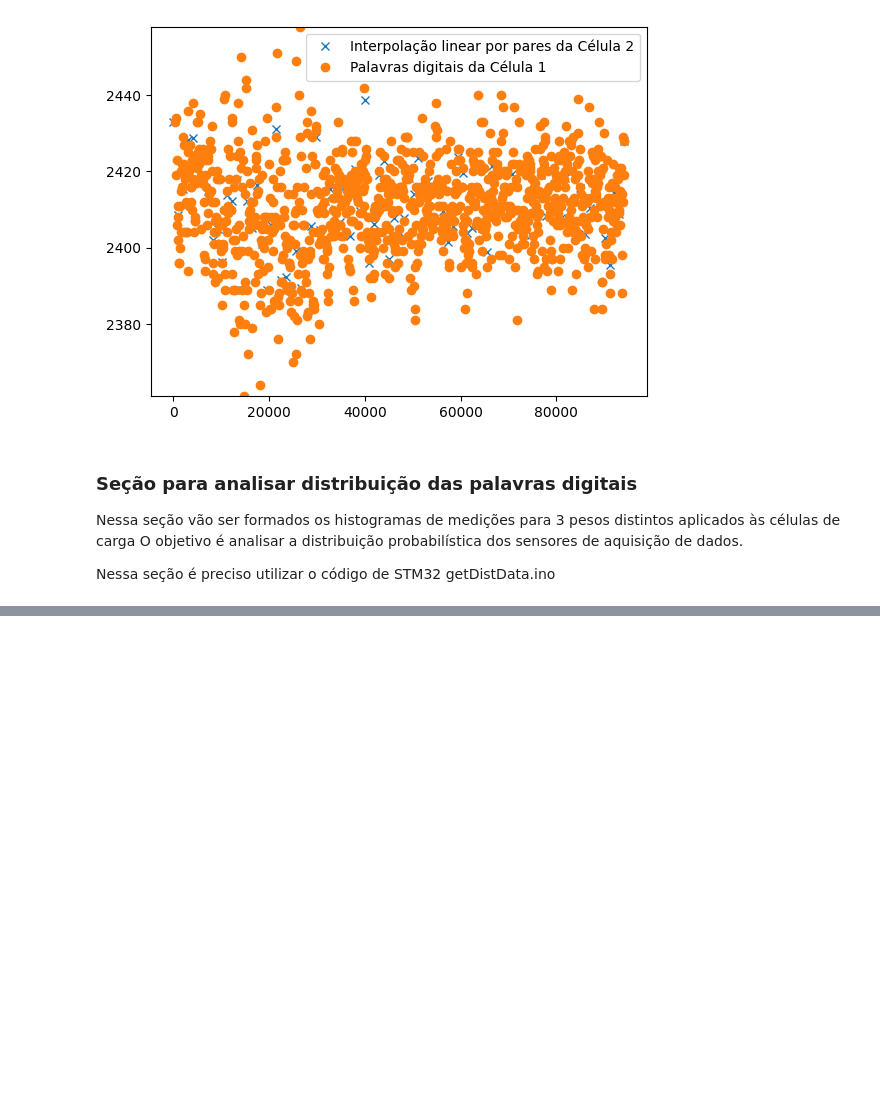
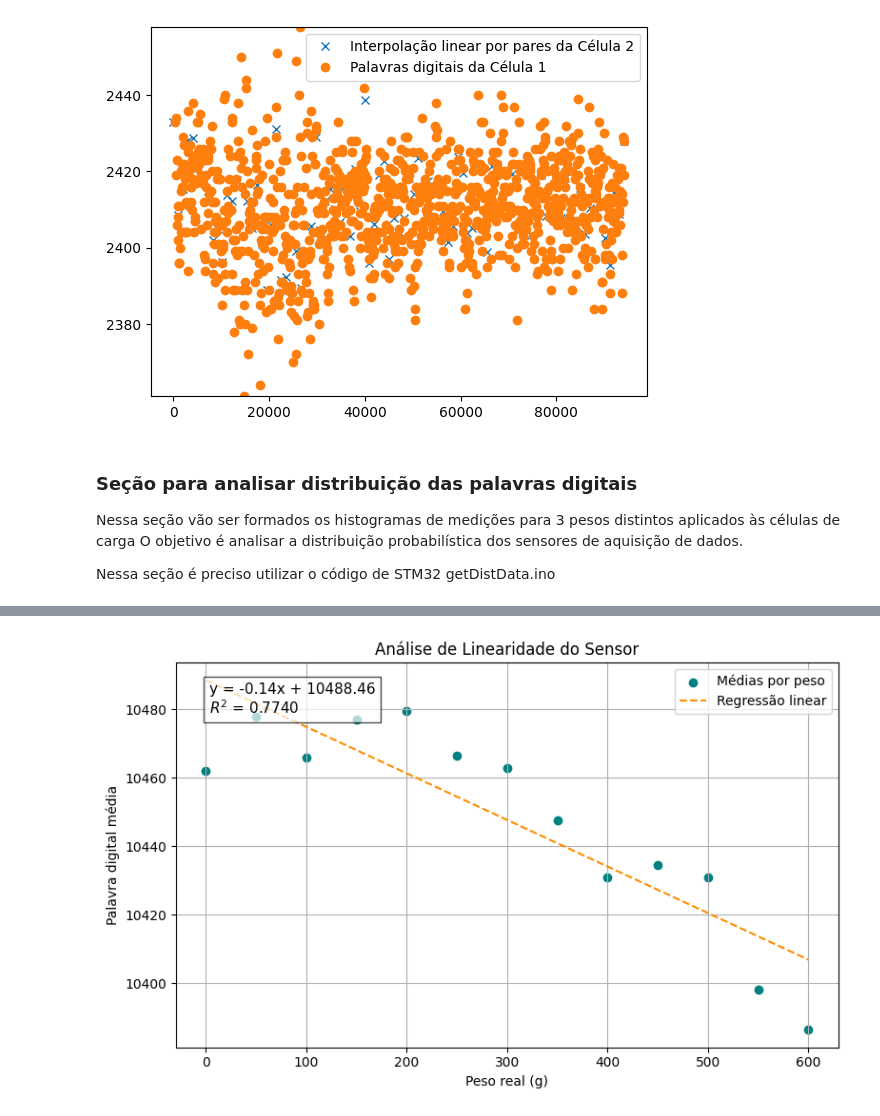
Before and after one commit to diogo-gampe/Pibic-BLDC-DataAcquisition, a Jupyter notebook: scripts/scripts_notebook.ipynb, the cells around one changed output, grey strips where cells are left out. Drawn from its saved outputs; the diff is of its cells as text; code cells hidden in the pictures; blank space fills up the shorter version.

```diff
--- a/scripts/scripts_notebook.ipynb
+++ b/scripts/scripts_notebook.ipynb
@@ -342,0 +361,39 @@ print(tabela.round(3).to_string(index=False))
+# %%
+from sklearn.linear_model import LinearRegression
+from sklearn.metrics import r2_score
+import matplotlib.pyplot as plt
+import numpy as np
+
+# Dados
+X = pesos.reshape(-1, 1)  # pesos reais (reshape para matriz coluna)
+y = valores_medios        # palavras digitais médias
+
+# Regressão linear
+modelo = LinearRegression()
+modelo.fit(X, y)
+y_pred = modelo.predict(X)
+
+# Coeficientes
+a = modelo.coef_[0]  # Inclinação
+b = modelo.intercept_  # Intercepto
+r2 = r2_score(y, y_pred)
+
+# Gráfico
+plt.figure(figsize=(8, 5))
+plt.scatter(pesos, valores_medios, color='teal', label='Médias por peso')
+plt.plot(pesos, y_pred, color='darkorange', linestyle='--', label='Regressão linear')
+plt.title("Análise de Linearidade do Sensor")
+plt.xlabel("Peso real (g)")
+plt.ylabel("Palavra digital média")
+plt.grid(True)
+
+# Equação e R² no gráfico
+equacao_texto = f'y = {a:.2f}x + {b:.2f}\n$R^2$ = {r2:.4f}'
+plt.text(0.05, 0.95, equacao_texto, transform=plt.gca().transAxes,
+         fontsize=11, verticalalignment='top', bbox=dict(facecolor='white', alpha=0.7))
+
+plt.legend()
+plt.tight_layout()
+plt.show()
+# %% [output]
+[figure, added]
```
Also changed, not shown: parts of 7 cells of this notebook, 25 other files.
